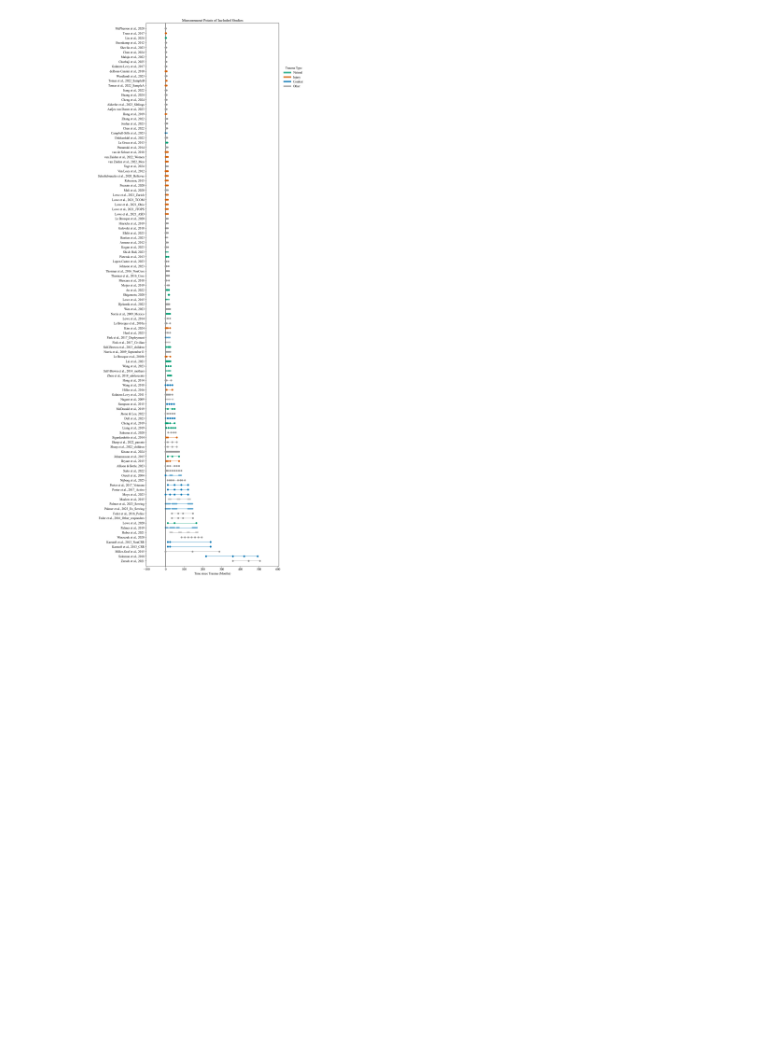
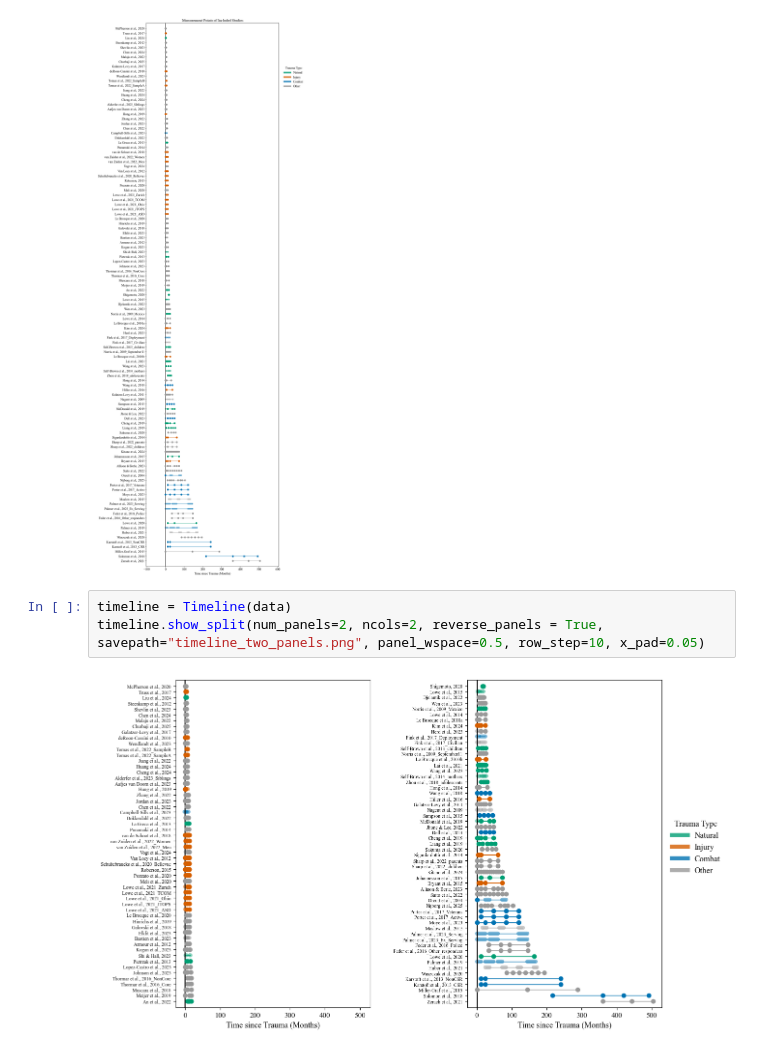
Before and after one commit to elenajal/FORAS_scripts_meta-analysis, a Jupyter notebook: timeline visualisation/Timeline_visualisation.ipynb, the cells around one changed output. Saved outputs shown, nothing was run; the diff lists cells and outputs as text; blank space fills up the shorter version.

Commit message:
add split visualisation

```diff
--- a/timeline visualisation/Timeline_visualisation.ipynb
+++ b/timeline visualisation/Timeline_visualisation.ipynb
@@ -143,3 +240,8 @@ timeline = Timeline(data)
 timeline.show()
 # %% [output]
 [figure]
+# %%
+timeline = Timeline(data)
+timeline.show_split(num_panels=2, ncols=2, reverse_panels = True, savepath="timeline_two_panels.png", panel_wspace=0.5, row_step=10, x_pad=0.05)
+# %% [output]
+[figure, added]
```
Also changed, not shown: parts of 2 cells of this notebook.
